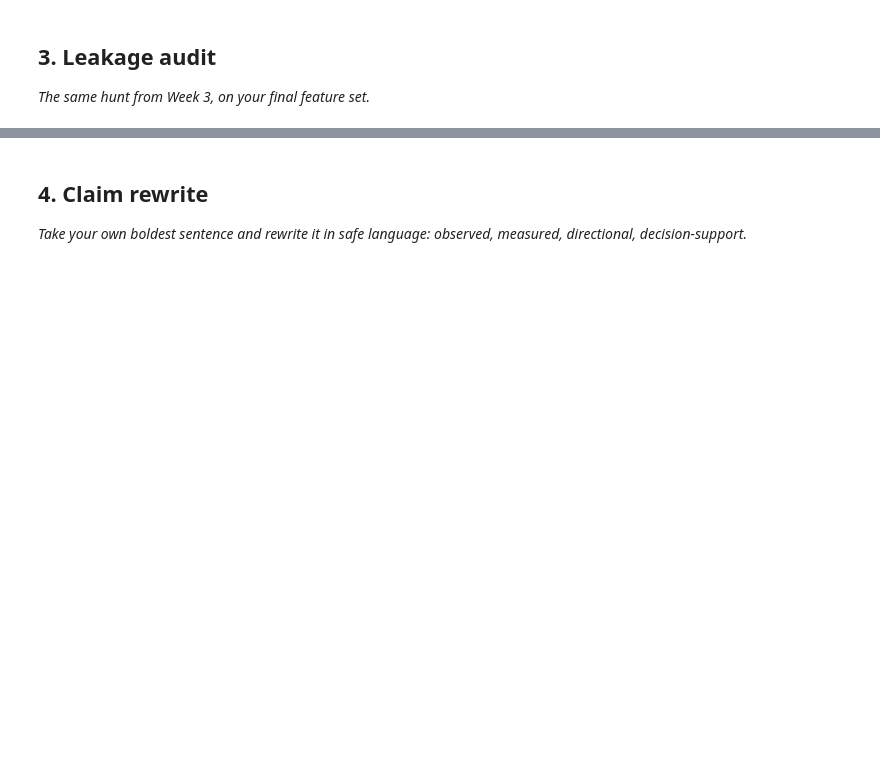
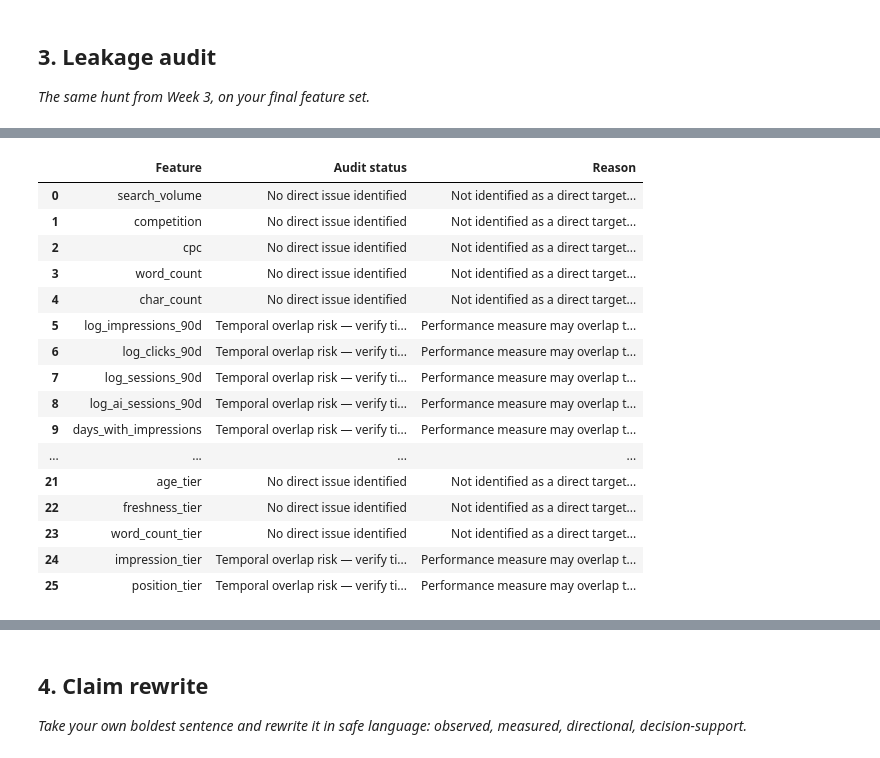
Before and after one commit to rashmita-21/Flyrank-ML-Internship, a Jupyter notebook: work/notebooks/w06_validation_audit.ipynb, the cells around one changed output, grey strips where cells are left out. Cells and saved outputs as stored; diff of their text form; code cells hidden in the pictures; blank space fills up the shorter version.

```diff
--- a/work/notebooks/w06_validation_audit.ipynb
+++ b/work/notebooks/w06_validation_audit.ipynb
@@ -29,0 +308,71 @@ This skeleton is yours to fill. Work the sections **in order** — each one has
+# %%
+# Audit the exact feature list used in Section 2.
+
+direct_leakage_fields = {
+    "trend_direction",
+    "trend_pct",
+    "is_declining_label",
+    "content_id",
+    "client_id",
+}
+
+# These features are based on performance measurements that may overlap
+# the period used to derive the trend_direction target.
+temporal_risk_fields = {
+    "log_impressions_90d",
+    "log_clicks_90d",
+    "log_sessions_90d",
+    "log_ai_sessions_90d",
+    "days_with_impressions",
+    "days_with_sessions",
+    "ctr",
+    "avg_position",
+    "engagement_rate",
+    "scroll_rate",
+    "ai_traffic_pct",
+    "impression_tier",
+    "position_tier",
+}
+
+audit_rows = []
+
+for feature in feature_columns:
+    if feature in direct_leakage_fields:
+        status = "Direct leakage / identifier — exclude"
+        reason = "Target construction field or row/client identifier"
+    elif feature in temporal_risk_fields:
+        status = "Temporal overlap risk — verify timing"
+        reason = "Performance measure may overlap the target observation window"
+    else:
+        status = "No direct issue identified"
+        reason = "Not identified as a direct target field or listed temporal-risk field"
+
+    audit_rows.append({
+        "Feature": feature,
+        "Audit status": status,
+        "Reason": reason,
+    })
+
+leakage_audit = pd.DataFrame(audit_rows)
+
+print("Target definition: trend_direction == 'down'")
+print("Direct prohibited fields present in model features:",
+      sorted(set(feature_columns) & direct_leakage_fields))
+print("Temporal-risk features found:",
+      sorted(set(feature_columns) & temporal_risk_fields))
+
+display(leakage_audit)
+
+# Confirm direct leakage fields are absent
+assert not (set(feature_columns) & direct_leakage_fields), (
+    "A prohibited direct leakage field is present in the feature list."
+)
+
+# Confirm the client holdout has no overlap
+assert train_clients.isdisjoint(test_clients), (
+    "Client overlap detected between the holdout sets."
+)
+
+print("Direct-field and client-overlap checks passed.")
+print("Temporal availability still requires source timestamps to verify.")
+# %% [output]
@@ -29,0 +382,17 @@ This skeleton is yours to fill. Work the sections **in order** — each one has
+|  | Feature | Audit status | Reason |
+| 0 | search_volume | No direct issue identified | Not identified as a direct target... |
+| 1 | competition | No direct issue identified | Not identified as a direct target... |
+| 2 | cpc | No direct issue identified | Not identified as a direct target... |
+| 3 | word_count | No direct issue identified | Not identified as a direct target... |
+| 4 | char_count | No direct issue identified | Not identified as a direct target... |
+| 5 | log_impressions_90d | Temporal overlap risk — verify ti... | Performance measure may overlap t... |
+| 6 | log_clicks_90d | Temporal overlap risk — verify ti... | Performance measure may overlap t... |
+| 7 | log_sessions_90d | Temporal overlap risk — verify ti... | Performance measure may overlap t... |
+| 8 | log_ai_sessions_90d | Temporal overlap risk — verify ti... | Performance measure may overlap t... |
+| 9 | days_with_impressions | Temporal overlap risk — verify ti... | Performance measure may overlap t... |
+| ... | ... | ... | ... |
+| 21 | age_tier | No direct issue identified | Not identified as a direct target... |
+| 22 | freshness_tier | No direct issue identified | Not identified as a direct target... |
+| 23 | word_count_tier | No direct issue identified | Not identified as a direct target... |
+| 24 | impression_tier | Temporal overlap risk — verify ti... | Performance measure may overlap t... |
+| 25 | position_tier | Temporal overlap risk — verify ti... | Performance measure may overlap t... |
```
Also changed, not shown: parts of 13 cells of this notebook.
